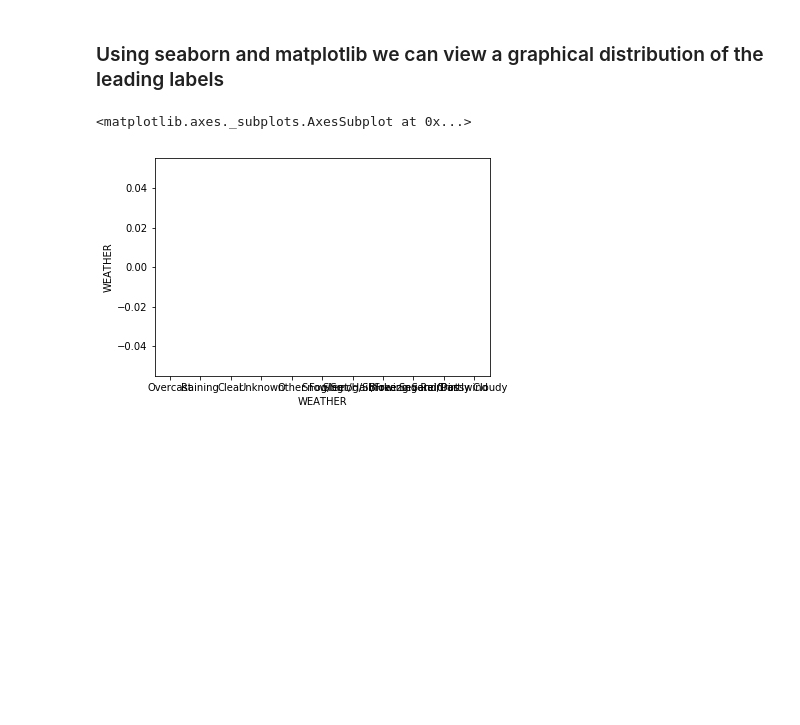
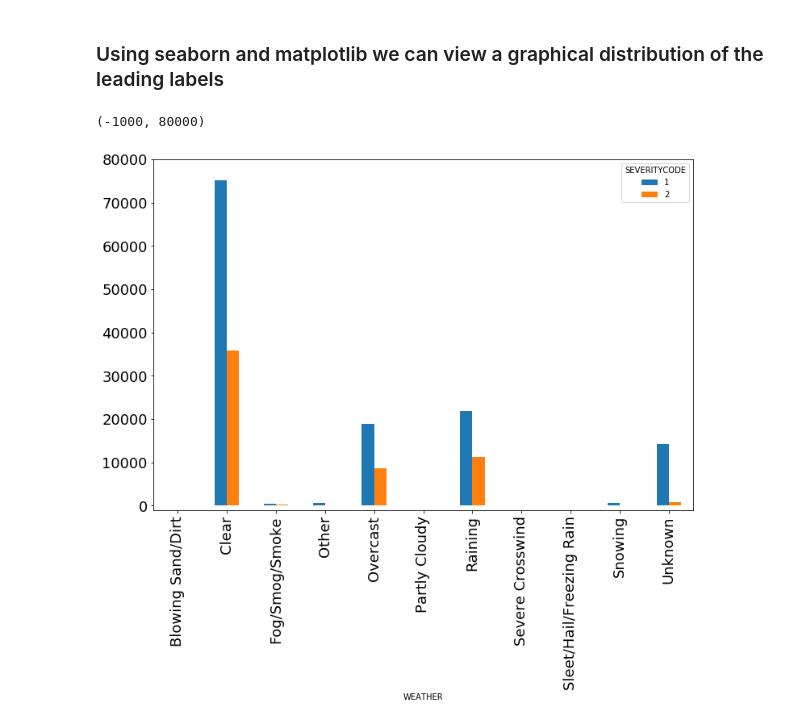
Before and after one commit to VidurChanna/Coursera_Capstone, a Jupyter notebook: Coursera_Capstone_Book.ipynb, the cells around one changed output. Cells and saved outputs as stored; diff of their text form; code cells hidden in the pictures; blank space fills up the shorter version.

```diff
--- a/Coursera_Capstone_Book.ipynb
+++ b/Coursera_Capstone_Book.ipynb
@@ -65,0 +115,4 @@ df_crash_data.head()
+# %%
+# Dropping rows with null values to clean up data
+df_crash_data = df_crash_data.dropna()
+df_crash_data.shape
@@ -65,0 +121,3 @@ df_crash_data.head()
+# %%
+df_crash_data = df_crash_data.reset_index(drop = True)
+df_crash_data.isnull().sum()
@@ -116,8 +180,9 @@ Name: WEATHER, dtype: int64
 ## Clear leaders in types of labels are appearing, but it would be better to visualise them
 # %% [markdown]
 ### Using seaborn and matplotlib we can view a graphical distribution of the leading labels
-# %%
-sns.barplot(x = df_crash_data['WEATHER'], y= df_crash_data['WEATHER'].value_counts())
-# %% [output]
-<matplotlib.axes._subplots.AxesSubplot at 0x...>
-[figure, removed]
+# %%
+df_crash_data.groupby(['WEATHER', 'SEVERITYCODE']).agg('size').unstack().plot(kind = 'bar', legend=True, figsize=(12, 8), fontsize=18)
+plt.ylim((-1000,80000))
+# %% [output]
+(-1000, 80000)
+[figure, added]
```
Also changed, not shown: parts of 33 cells of this notebook.
